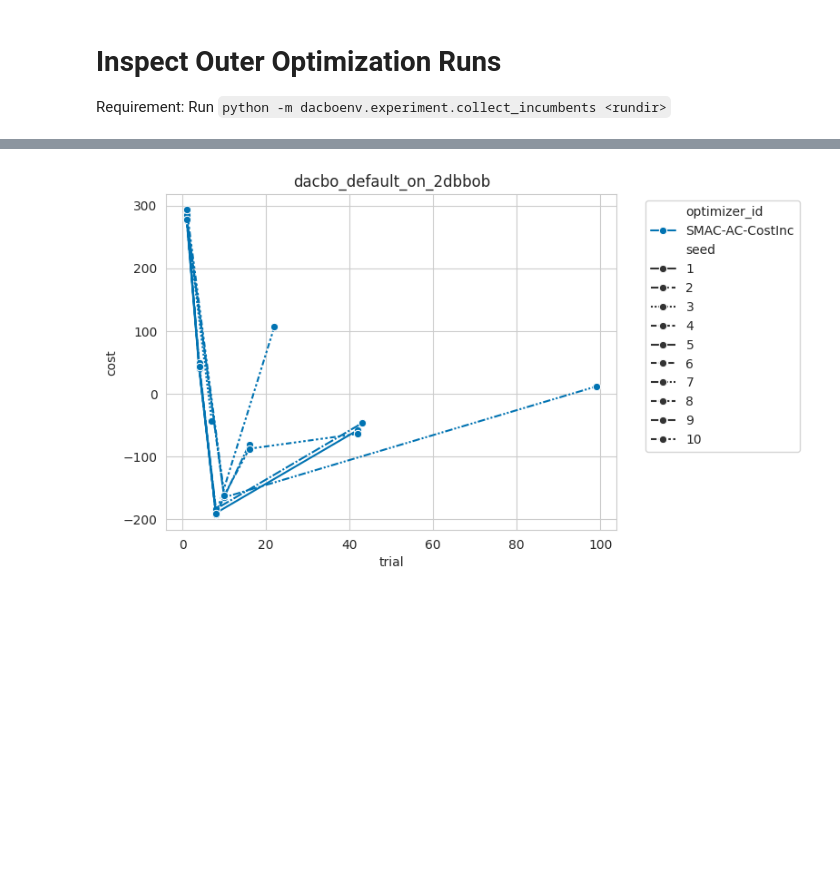
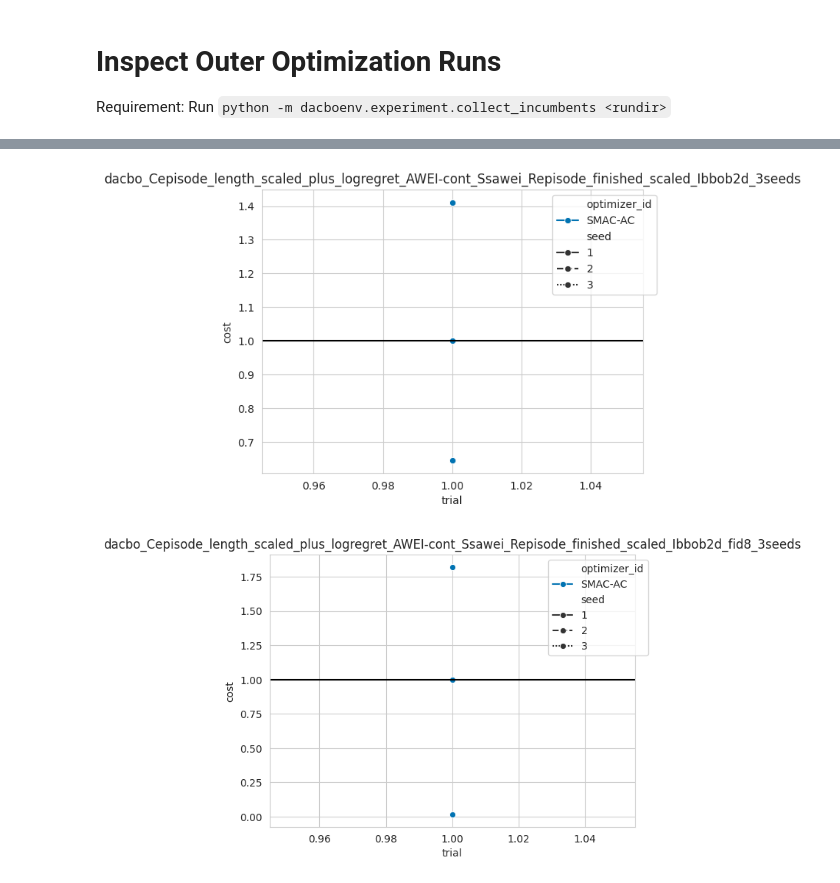
Before and after one commit to automl-private/dacboenv, a Jupyter notebook: notebooks/inspect_outer_opt.ipynb, the cells around one changed output, grey strips where cells are left out. Drawn from its saved outputs; the diff is of its cells as text; code cells hidden in the pictures; blank space fills up the shorter version.

```diff
--- a/notebooks/inspect_outer_opt.ipynb
+++ b/notebooks/inspect_outer_opt.ipynb
@@ -9,15 +9,24 @@ import matplotlib.pyplot as plt
 import pandas as pd
 import seaborn as sns
 from carps.analysis.utils import setup_seaborn
+import importlib
+import dacboenv.experiment.collect_incumbents as ci
+importlib.reload(ci)
+from dacboenv.experiment.collect_incumbents import gather_data_smac
 
-rundir = Path("../runs/SMAC-AC-CostInc")
+rundir = Path("../runs/SMAC-AC")
+
+gather_data_smac(rundir)
 
 trajectory_df = pd.read_csv(rundir / "trajectory.csv")
 configs_inc_df = pd.read_csv(rundir / "configs_inc.csv")
 
 setup_seaborn()
 for task_id, group in trajectory_df.groupby("task_id"):
+    if "sawei" not in task_id:
+        continue
     ax = sns.lineplot(data=group, x="trial", y="cost", hue="optimizer_id", style="seed", marker="o")
+    ax.axhline(1, color="black")
     ax.legend(bbox_to_anchor=(1.05, 1))
     ax.set_title(task_id)
     plt.show()
@@ -25 +37,2 @@ for task_id, group in trajectory_df.groupby("task_id"):
-[figure, old version]
+[figure, new version]
+[figure, added]
```
Also changed, not shown: parts of 4 cells of this notebook, 6 other files.
